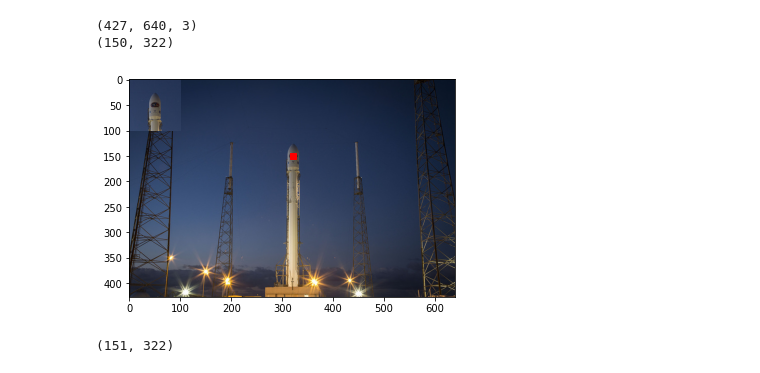
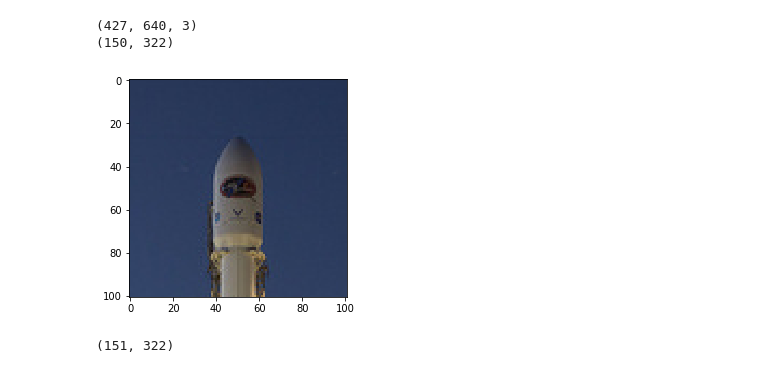
Before and after one commit to xdze2/stretchablecorr, a Jupyter notebook: test_stretchablecorr.ipynb, the cells around one changed output. Drawn from its saved outputs; the diff is of its cells as text; code cells hidden in the pictures.

```diff
--- a/test_stretchablecorr.ipynb
+++ b/test_stretchablecorr.ipynb
@@ -14,18 +13,19 @@ import stretchablecorr as sc
 # %%
 # ======
 #  Crop
 # ======
 x, y = (322, 150)
+plt.figure();
 plt.imshow(rocket());
 print(rocket().shape)
 plt.plot(x, y, 'sr');
 C, ij = sc.crop(rocket(), (x, y), 50)
 plt.imshow(C);
 print(ij)
 # %% [output]
 (427, 640, 3)
 (150, 322)
-[figure, old version]
+[figure, new version]
 # %%
 C, ij = sc.crop(rocket(), (322.2, 150.8), 50)
 print(ij)
```
Also changed, not shown: parts of 24 cells of this notebook, 1 other file.
